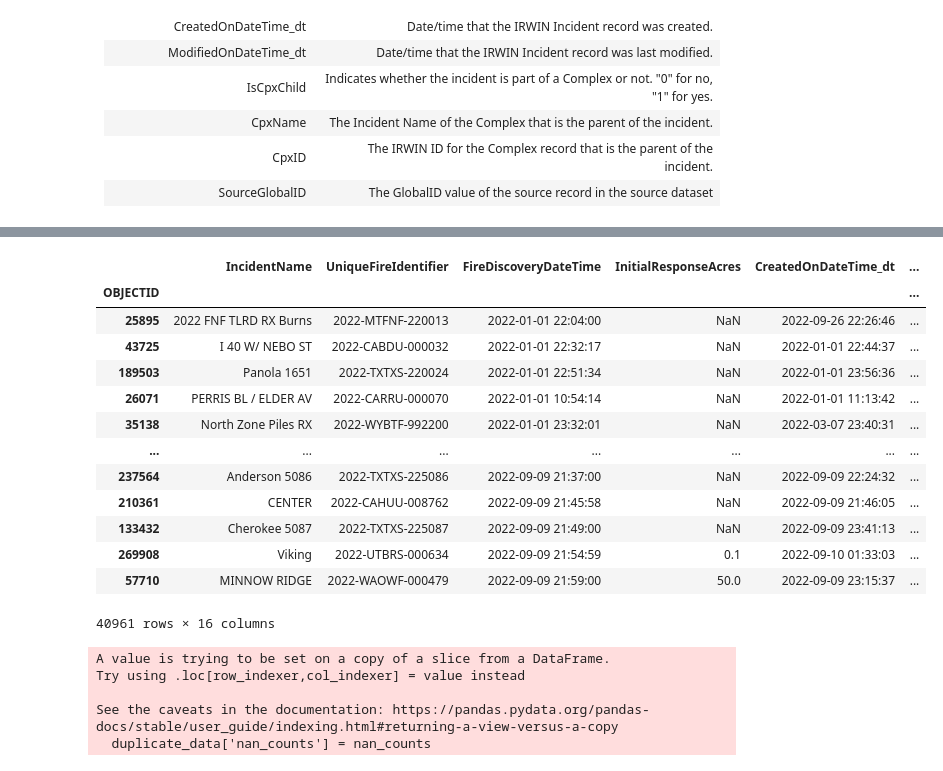
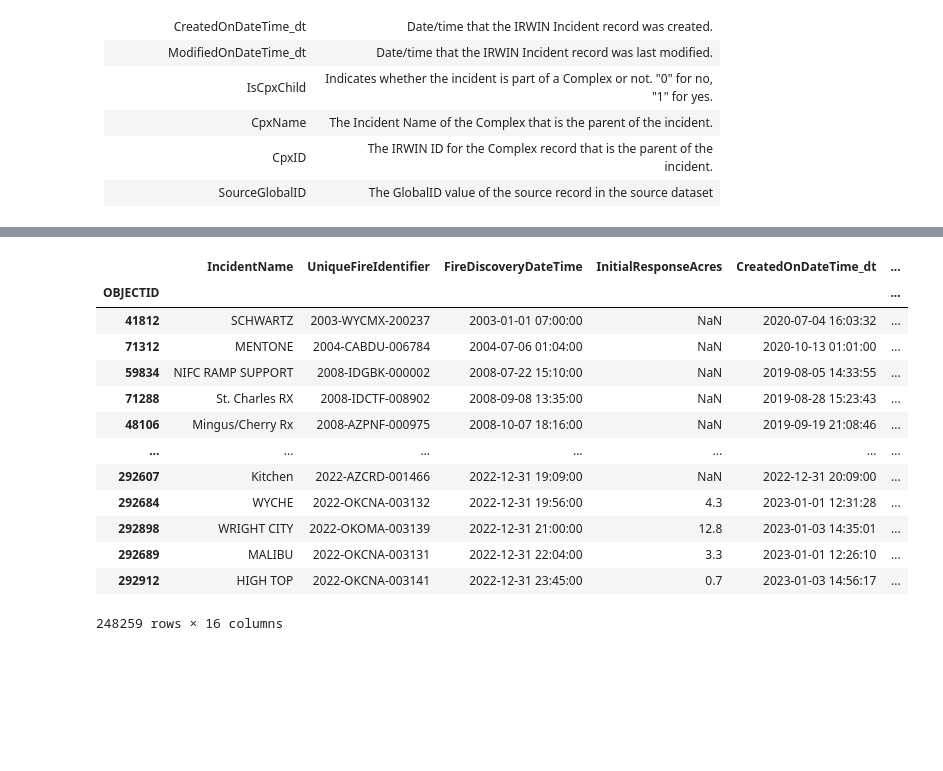
Before and after one commit to SD-2023-CS02/Wildfire-Resource-Simulator, a Jupyter notebook: notebooks/Fire_Incident_Location_data.ipynb, the cells around one changed output, grey strips where cells are left out. Cells and saved outputs as stored; diff of their text form; code cells hidden in the pictures; blank space fills up the shorter version.

Commit message:
FirePoint cleaning process updated

```diff
--- a/notebooks/Fire_Incident_Location_data.ipynb
+++ b/notebooks/Fire_Incident_Location_data.ipynb
@@ -113,2 +103,13 @@ df_sorted.rename(columns={'x': 'Longitude', 'y': 'Latitude'}, inplace=True)
+# %%
+fire_locations.rename(columns={'x': 'Longitude', 'y': 'Latitude'}, inplace=True)
+date_types = ['CreatedOnDateTime_dt', 'FireDiscoveryDateTime', 'ContainmentDateTime', 'ControlDateTime', 'FireOutDateTime']
+
+for date_type in date_types:
+    fire_locations[date_type] = pd.to_datetime(fire_locations[date_type], errors='coerce', format='mixed')
+
+# sort by date of fire
+df_sorted = fire_locations.sort_values(by='FireDiscoveryDateTime')
+
+#display(df_sorted)
 # %%
 # modifed to remove some columns
@@ -148,30 +162,24 @@ Longitude                               float64
 Latitude                                float64
 dtype: object
 # %%
+'''
 EAST_BOUNDARY = 45.817
 WEST_BOUNDARY = 65.817
 NORTH_BOUNDARY = -111.929
 SOUTH_BOUNDARY = -98.437
-
-# Get the column data by date
-date_data = df_sorted['CreatedOnDateTime_dt']
-
-df_sorted['FireDiscoveryDateTime'] = pd.to_datetime(df_sorted['FireDiscoveryDateTime'])
-df_sorted['ContainmentDateTime'] = pd.to_datetime(df_sorted['ContainmentDateTime'])
-df_sorted['ControlDateTime'] = pd.to_datetime(df_sorted['ControlDateTime'])
-df_sorted['FireOutDateTime'] = pd.to_datetime(df_sorted['FireOutDateTime'])
-
+'''
 # Filter the data between 2020 and 2022
 filtered_df = df_sorted.loc[df_sorted['FireDiscoveryDateTime'] < '2023-01-01']
+'''
+filtered_df = filtered_df.loc[filtered_df['FireDiscoveryDateTime'] >= '2020-01-01']
 
-filtered_df = filtered_df.loc[filtered_df['FireDiscoveryDateTime'] >= '2022-01-01']
+filtered_df = filtered_df.loc[(df_sorted['Latitude'] > EAST_BOUNDARY)
+                              & (df_sorted['Latitude'] < WEST_BOUNDARY)]
 
-# filtered_df = filtered_df.loc[(df_sorted['Latitude'] > EAST_BOUNDARY)
-#                               & (df_sorted['Latitude'] < WEST_BOUNDARY)]
-
-# filtered_df = filtered_df.loc[(df_sorted['Longitude'] < SOUTH_BOUNDARY)
-#                               & (df_sorted['Longitude'] > NORTH_BOUNDARY)]
+filtered_df = filtered_df.loc[(df_sorted['Longitude'] < SOUTH_BOUNDARY)
+                              & (df_sorted['Longitude'] > NORTH_BOUNDARY)]
+'''
 
 # display the filtered data
-display(filtered_df['FireOutDateTime'])
+display(filtered_df[['FireDiscoveryDateTime', 'CreatedOnDateTime_dt']])
 # %% [output]
@@ -191,42 +200,39 @@ Name: FireOutDateTime, Length: 40961, dtype: datetime64[ns]
 # %%
 # Create a subset collection for initial front-end use and plotting
 # We want to use the following data:
-frontend_data = filtered_df[['IncidentName', 'UniqueFireIdentifier', 'FireDiscoveryDateTime', 'InitialResponseAcres', 'CreatedOnDateTime_dt', 'GACC', 'ContainmentDateTime', 'ControlDateTime', 'FireOutDateTime', 'DiscoveryAcres', 'FinalAcres', 'IncidentSize', 'InitialLatitude', 'InitialLongitude', 'Latitude', 'Longitude']]
+frontend_data = filtered_df[['IncidentName', 'UniqueFireIdentifier', 'FireDiscoveryDateTime', 'InitialResponseAcres', 'CreatedOnDateTime_dt',
+                             'GACC', 'ContainmentDateTime', 'ControlDateTime', 'FireOutDateTime','DiscoveryAcres', 'FinalAcres',
+                             'IncidentSize', 'InitialLatitude', 'InitialLongitude', 'Latitude', 'Longitude']]
 
 display(frontend_data)
 
 # create duplicate condition
 duplicates_condition = frontend_data.duplicated(subset=['UniqueFireIdentifier'], keep=False)
-duplicate_data = frontend_data[duplicates_condition]
+duplicate_data = pd.DataFrame(frontend_data[duplicates_condition])
 
 # remove duplicates with fewer information by grouping UniqueFireIdentifier
 nan_counts = duplicate_data.isna().sum(axis=1)
 duplicate_data['nan_counts'] = nan_counts
 idx_to_keep = duplicate_data.groupby(['UniqueFireIdentifier'])['nan_counts'].idxmin()
 result = pd.concat([frontend_data[~duplicates_condition], duplicate_data.loc[idx_to_keep]])
 result = result.drop(columns='nan_counts')
 
-# display(result)
+#display(result)
 # %% [output]
 |  | IncidentName | UniqueFireIdentifier | FireDiscoveryDateTime | InitialResponseAcres | CreatedOnDateTime_dt | ... |
 | OBJECTID |  |  |  |  |  | ... |
-| 25895 | 2022 FNF TLRD RX Burns | 2022-MTFNF-220013 | 2022-01-01 22:04:00 | NaN | 2022-09-26 22:26:46 | ... |
-| 43725 | I 40 W/ NEBO ST | 2022-CABDU-000032 | 2022-01-01 22:32:17 | NaN | 2022-01-01 22:44:37 | ... |
-| 189503 | Panola 1651 | 2022-TXTXS-220024 | 2022-01-01 22:51:34 | NaN | 2022-01-01 23:56:36 | ... |
-| 26071 | PERRIS BL / ELDER AV | 2022-CARRU-000070 | 2022-01-01 10:54:14 | NaN | 2022-01-01 11:13:42 | ... |
-| 35138 | North Zone Piles RX | 2022-WYBTF-992200 | 2022-01-01 23:32:01 | NaN | 2022-03-07 23:40:31 | ... |
+| 41812 | SCHWARTZ | 2003-WYCMX-200237 | 2003-01-01 07:00:00 | NaN | 2020-07-04 16:03:32 | ... |
+| 71312 | MENTONE | 2004-CABDU-006784 | 2004-07-06 01:04:00 | NaN | 2020-10-13 01:01:00 | ... |
+| 59834 | NIFC RAMP SUPPORT | 2008-IDGBK-000002 | 2008-07-22 15:10:00 | NaN | 2019-08-05 14:33:55 | ... |
+| 71288 | St. Charles RX | 2008-IDCTF-008902 | 2008-09-08 13:35:00 | NaN | 2019-08-28 15:23:43 | ... |
+| 48106 | Mingus/Cherry Rx | 2008-AZPNF-000975 | 2008-10-07 18:16:00 | NaN | 2019-09-19 21:08:46 | ... |
 | ... | ... | ... | ... | ... | ... | ... |
-| 237564 | Anderson 5086 | 2022-TXTXS-225086 | 2022-09-09 21:37:00 | NaN | 2022-09-09 22:24:32 | ... |
-| 210361 | CENTER | 2022-CAHUU-008762 | 2022-09-09 21:45:58 | NaN | 2022-09-09 21:46:05 | ... |
-| 133432 | Cherokee 5087 | 2022-TXTXS-225087 | 2022-09-09 21:49:00 | NaN | 2022-09-09 23:41:13 | ... |
-| 269908 | Viking | 2022-UTBRS-000634 | 2022-09-09 21:54:59 | 0.1 | 2022-09-10 01:33:03 | ... |
-| 57710 | MINNOW RIDGE | 2022-WAOWF-000479 | 2022-09-09 21:59:00 | 50.0 | 2022-09-09 23:15:37 | ... |
+| 292607 | Kitchen | 2022-AZCRD-001466 | 2022-12-31 19:09:00 | NaN | 2022-12-31 20:09:00 | ... |
+| 292684 | WYCHE | 2022-OKCNA-003132 | 2022-12-31 19:56:00 | 4.3 | 2023-01-01 12:31:28 | ... |
+| 292898 | WRIGHT CITY | 2022-OKOMA-003139 | 2022-12-31 21:00:00 | 12.8 | 2023-01-03 14:35:01 | ... |
+| 292689 | MALIBU | 2022-OKCNA-003131 | 2022-12-31 22:04:00 | 3.3 | 2023-01-01 12:26:10 | ... |
+| 292912 | HIGH TOP | 2022-OKCNA-003141 | 2022-12-31 23:45:00 | 0.7 | 2023-01-03 14:56:17 | ... |
-40961 rows × 16 columns
+248259 rows × 16 columns
-A value is trying to be set on a copy of a slice from a DataFrame.
-Try using .loc[row_indexer,col_indexer] = value instead
-
-See the caveats in the documentation: https://pandas.pydata.org/pandas-docs/stable/user_guide/indexing.html#returning-a-view-versus-a-copy
-  duplicate_data['nan_counts'] = nan_counts
 # %%
 # write results to file
 fire_without_nan = frontend_data.dropna()
```
Also changed, not shown: parts of 6 cells of this notebook, 6 other files.
